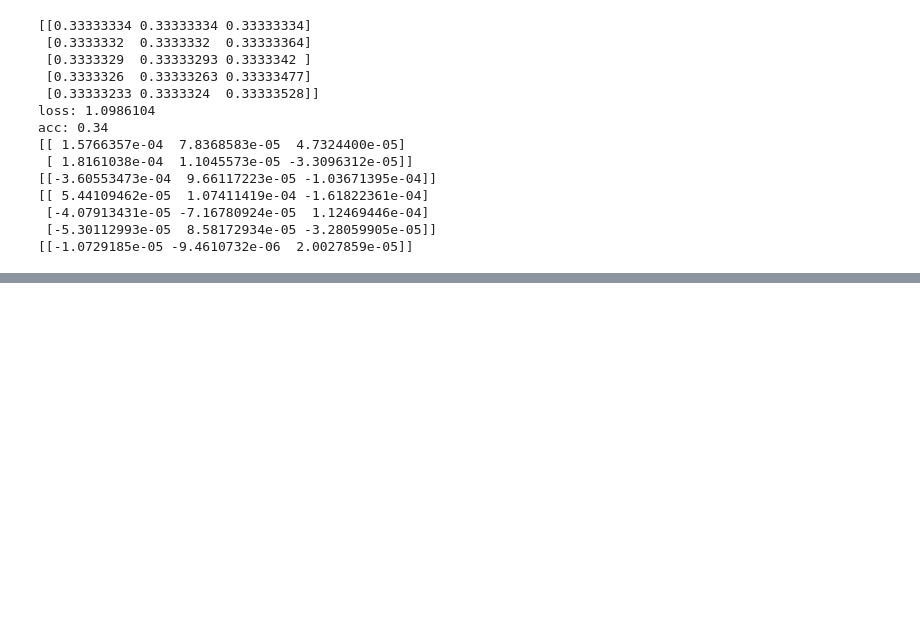
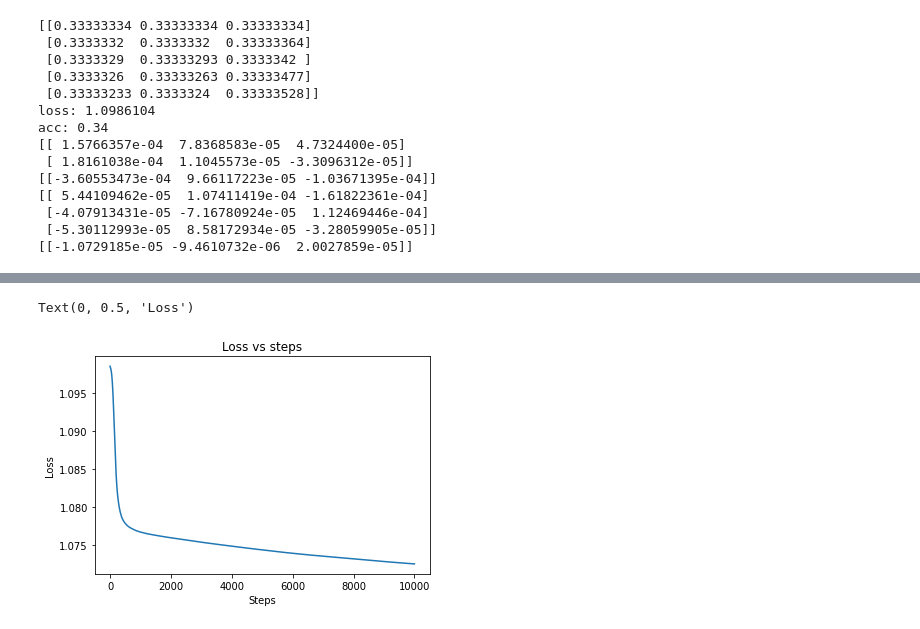
Before and after one commit to avs20/DeepLearningHindi, a Jupyter notebook: Neural_Networks_1_.ipynb, the cells around one changed output, grey strips where cells are left out. Cells and saved outputs as stored; diff of their text form; code cells hidden in the pictures; blank space fills up the shorter version.

```diff
--- a/Neural_Networks_1_.ipynb
+++ b/Neural_Networks_1_.ipynb
@@ -1071,0 +1368,63 @@ acc: 0.34
+# %%
+import numpy as np
+import nnfs
+from nnfs.datasets import spiral_data
+
+nnfs.init()
+
+
+# Create dataset
+X, y = spiral_data(samples=100, classes=3)
+
+# Create Dense layer with 2 input features and 3 output values
+dense1 = Layer_Dense(2, 64)
+
+# Create ReLU activation (to be used with Dense layer):
+activation1 = Activation_ReLU()
+
+# Create second Dense layer with 3 input features (as we take output
+# of previous layer here) and 3 output values (output values)
+dense2 = Layer_Dense(64, 3)
+
+# Create Softmax classifier's combined loss and activation
+loss_activation = Activation_Softmax_Loss_CategoricalCrossentropy()
+
+optimizer = Optimizer_SGD(decay = 1e-2)
+
+#train in loop
+losses = []
+for epoch in range(10001):
+
+  #forward passes
+  dense1.forward(X)
+  activation1.forward(dense1.output)
+  dense2.forward(activation1.output)
+  loss = loss_activation.forward(dense2.output, y)
+  losses.append(loss)
+  # calcualte accuracy
+  predictions = np.argmax(loss_activation.output, axis = 1)
+  if len(y.shape) == 2:
+    y = np.argmax(y, axis = 1)
+
+  accuracy = np.mean(predictions == y)
+
+  if not epoch % 100:
+    print(f'epoch: {epoch}, acc: {accuracy}, loss:{loss}, lr:{optimizer.current_learning_rate}' )
+
+  # backward pass
+  loss_activation.backward(loss_activation.output, y)
+  dense2.backward(loss_activation.dinputs)
+  activation1.backward(dense2.dinputs)
+  dense1.backward(activation1.dinputs)
+
+  #update params
+  optimizer.pre_update_params()
+  optimizer.update_params(dense1)
+  optimizer.update_params(dense2)
+  optimizer.post_update_params()
+
+plt.plot(range(len(losses)), losses)
+plt.title('Loss vs steps')
+plt.xlabel('Steps')
+plt.ylabel('Loss')
+# %% [output]
@@ -1071,0 +1448,2 @@ acc: 0.34
+Text(0, 0.5, 'Loss')
+[figure, added]
```
Also changed, not shown: parts of 17 cells of this notebook.
